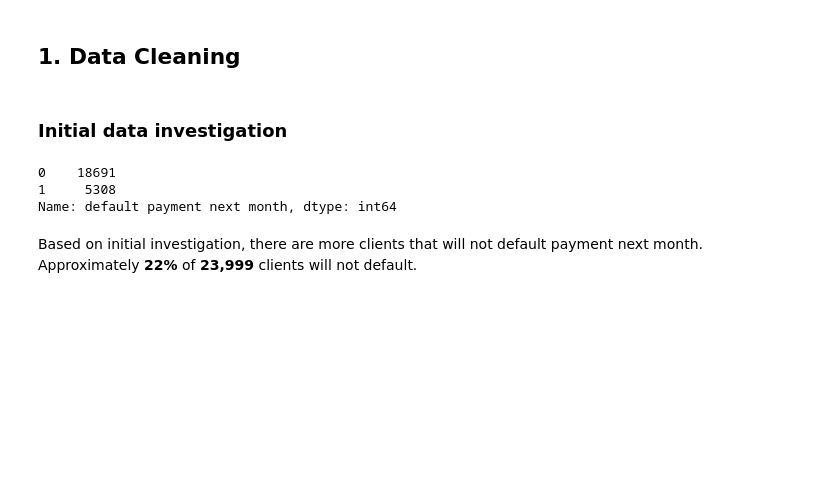
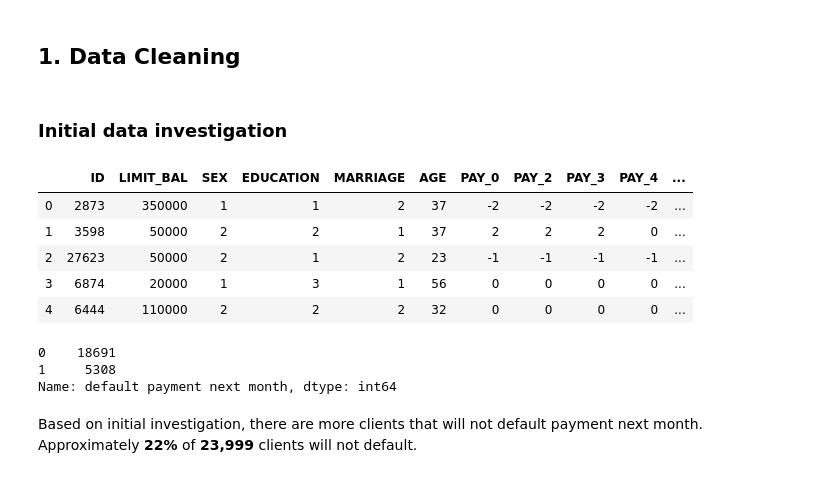
Before and after one commit to bryandps/module3_bakeoff, a Jupyter notebook: classification-assessment-updated.ipynb, the cells around one changed output. Saved outputs shown, nothing was run; the diff lists cells and outputs as text; code cells hidden in the pictures; blank space fills up the shorter version.

```diff
--- a/classification-assessment-updated.ipynb
+++ b/classification-assessment-updated.ipynb
@@ -141,6 +141,14 @@ pd.set_option('display.max_columns', None)
 # %%
 ### Load data ###
 df = pd.read_csv('student_data.csv')
+df.head()
+# %% [output]
+|  | ID | LIMIT_BAL | SEX | EDUCATION | MARRIAGE | AGE | PAY_0 | PAY_2 | PAY_3 | PAY_4 | ... |
+| 0 | 2873 | 350000 | 1 | 1 | 2 | 37 | -2 | -2 | -2 | -2 | ... |
+| 1 | 3598 | 50000 | 2 | 2 | 1 | 37 | 2 | 2 | 2 | 0 | ... |
+| 2 | 27623 | 50000 | 2 | 1 | 2 | 23 | -1 | -1 | -1 | -1 | ... |
+| 3 | 6874 | 20000 | 1 | 3 | 1 | 56 | 0 | 0 | 0 | 0 | ... |
+| 4 | 6444 | 110000 | 2 | 2 | 2 | 32 | 0 | 0 | 0 | 0 | ... |
 # %%
 ### Check distribution of dependent variable ###
 df['default payment next month'].value_counts()
```
Also changed, not shown: parts of 19 cells of this notebook.
